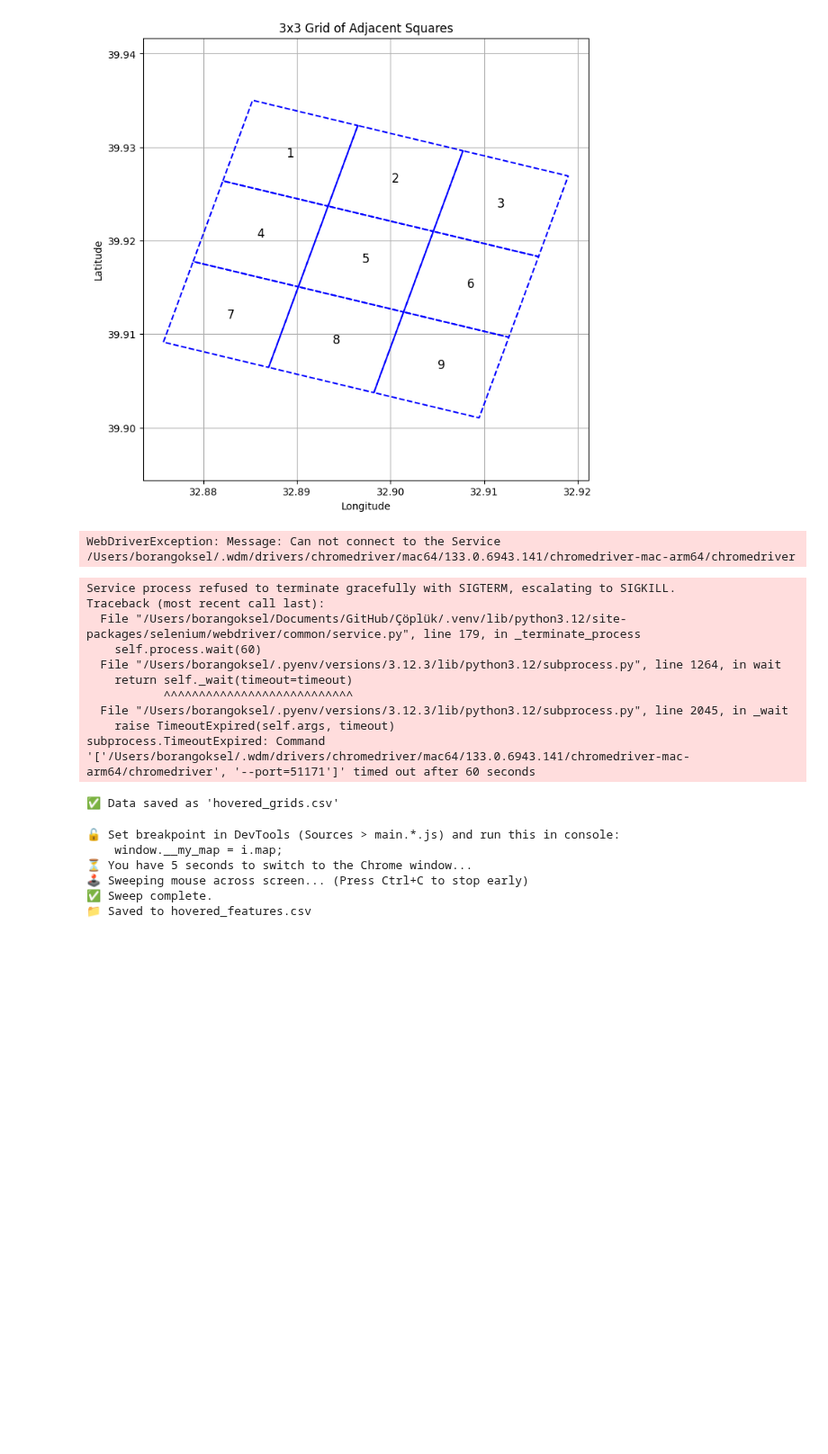
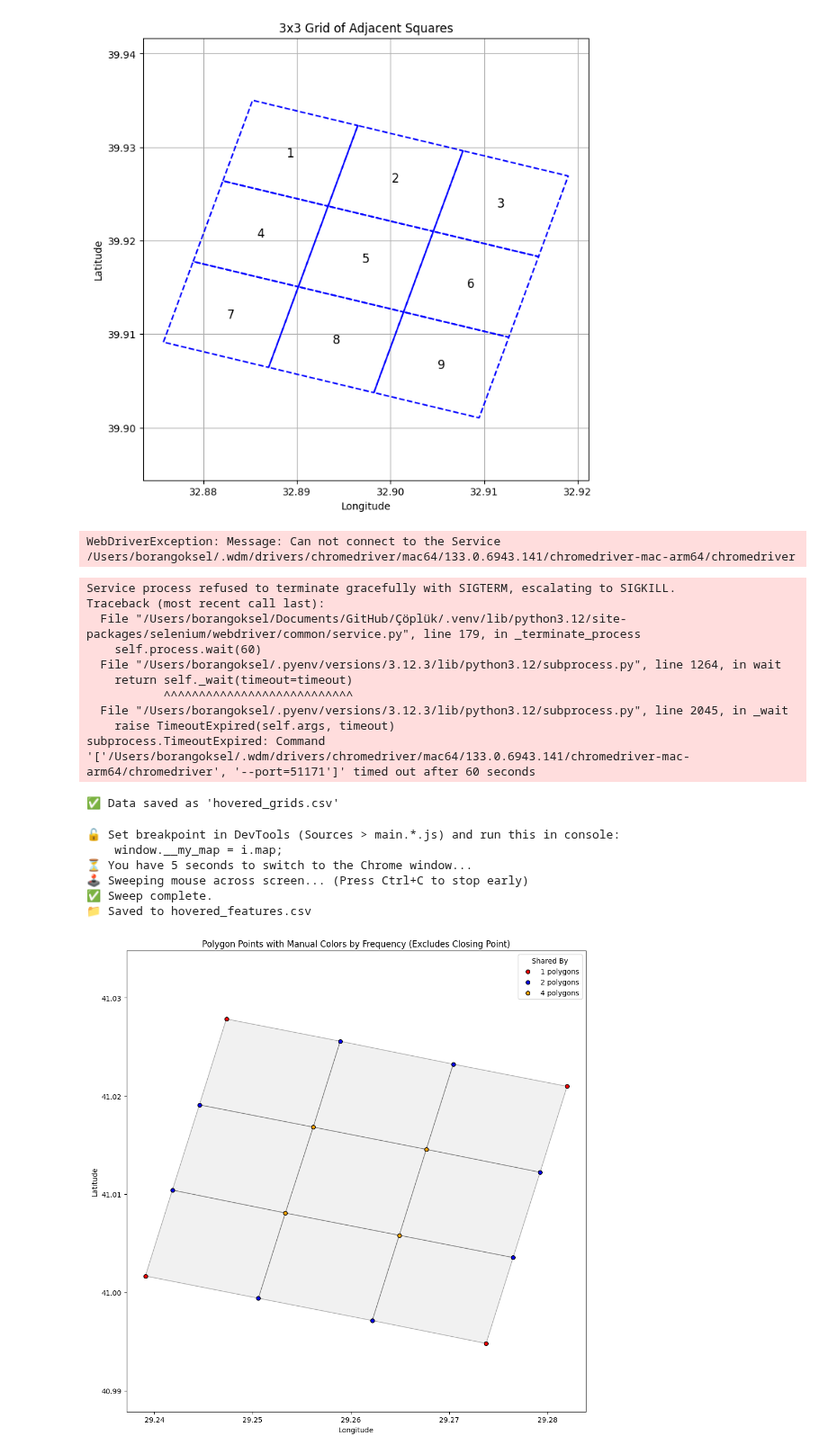
Before and after one commit to devoidoflight/Tuik-Grid-Scraper, a Jupyter notebook: tuik_grid_scrape/test.ipynb, the cells around one changed output. Shown at 90% size. Drawn from its saved outputs; the diff is of its cells as text; code cells hidden in the pictures; blank space fills up the shorter version.

```diff
--- a/tuik_grid_scrape/test.ipynb
+++ b/tuik_grid_scrape/test.ipynb
@@ -522,3 +522,72 @@ print("📁 Saved to hovered_features.csv")
 🕹️ Sweeping mouse across screen... (Press Ctrl+C to stop early)
 ✅ Sweep complete.
 📁 Saved to hovered_features.csv
+# %%
+import pandas as pd
+import geopandas as gpd
+from shapely import wkt
+import matplotlib.pyplot as plt
+from collections import defaultdict
+import os
+
+# --- Setup ---
+folder_path = "/Users/borangoksel/Documents/GitHub/tuik_grid_scraper/unnecesary/"
+csv_file = "test.csv"
+full_path = os.path.join(folder_path, csv_file)
+
+# --- Load and Parse Geometry ---
+df = pd.read_csv(full_path)
+df['geometry'] = df['geometry'].apply(wkt.loads)
+gdf = gpd.GeoDataFrame(df, geometry='geometry')
+
+# --- Count Unique Points Without Overcounting Closing Point ---
+point_counts = defaultdict(set)  # store polygon ids instead of raw count
+
+for idx, poly in enumerate(gdf['geometry']):
+    if poly.geom_type == 'Polygon':
+        coords = list(poly.exterior.coords[:-1])  # skip the last point
+        for coord in coords:
+            point_counts[tuple(coord)].add(idx)  # store polygon index
+
+# Flatten into (lon, lat, shared_count)
+points_df = pd.DataFrame(
+    [(lon, lat, len(polygons)) for (lon, lat), polygons in point_counts.items()],
+    columns=['lon', 'lat', 'count']
+)
+
+# --- Manual Colors for Distinct Frequencies ---
+manual_colors = {
+    1: 'red',
+    2: 'blue',
+    3: 'green',
+    4: 'orange',
+    5: 'purple',
+    6: 'cyan',
+    7: 'brown',
+    8: 'magenta',
+    9: 'olive',
+    10: 'gray'
+}
+
+# --- Plotting ---
+fig, ax = plt.subplots(figsize=(10, 10))
+
+# Plot polygons
+gdf.plot(ax=ax, edgecolor='black', facecolor='lightgray', alpha=0.3)
+
+# Plot each frequency with a distinct color
+for count, color in manual_colors.items():
+    subset = points_df[points_df['count'] == count]
+    if not subset.empty:
+        ax.scatter(subset['lon'], subset['lat'], label=f'{count} polygons',
+                   color=color, s=30, edgecolor='k')
+
+ax.legend(title="Shared By")
+ax.set_title("Polygon Points with Manual Colors by Frequency (Excludes Closing Point)")
+ax.set_xlabel("Longitude")
+ax.set_ylabel("Latitude")
+ax.axis('equal')
+plt.tight_layout()
+plt.show()
+# %% [output]
+[figure, added]
```
Also changed, not shown: parts of 5 cells of this notebook, 1 other file.
